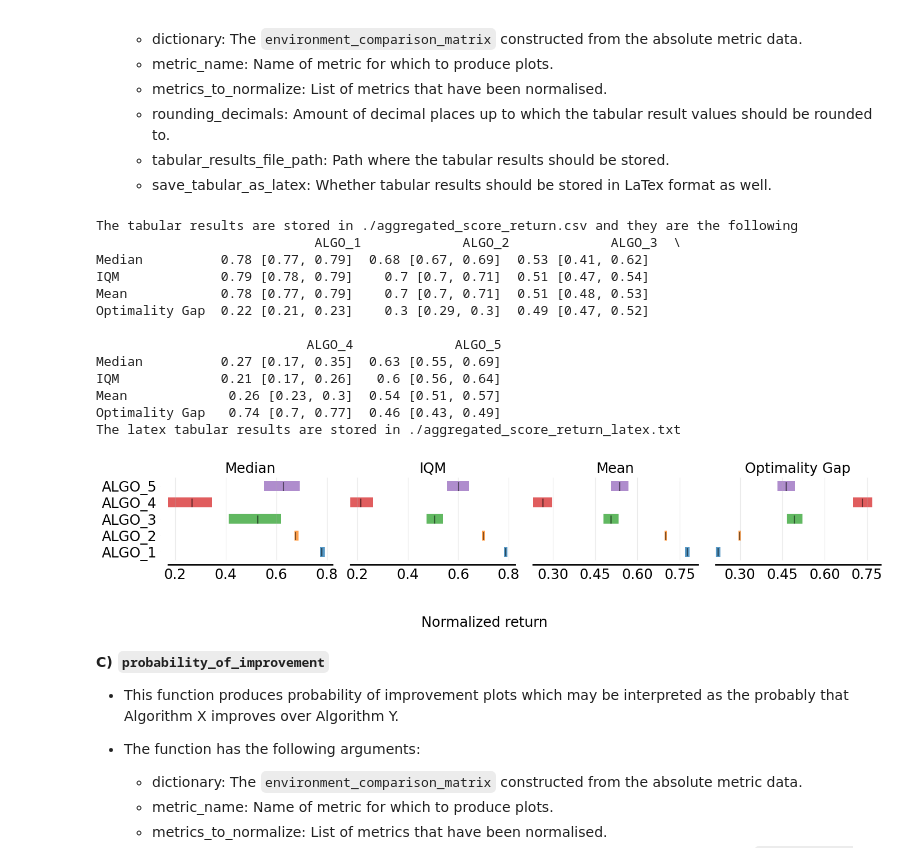
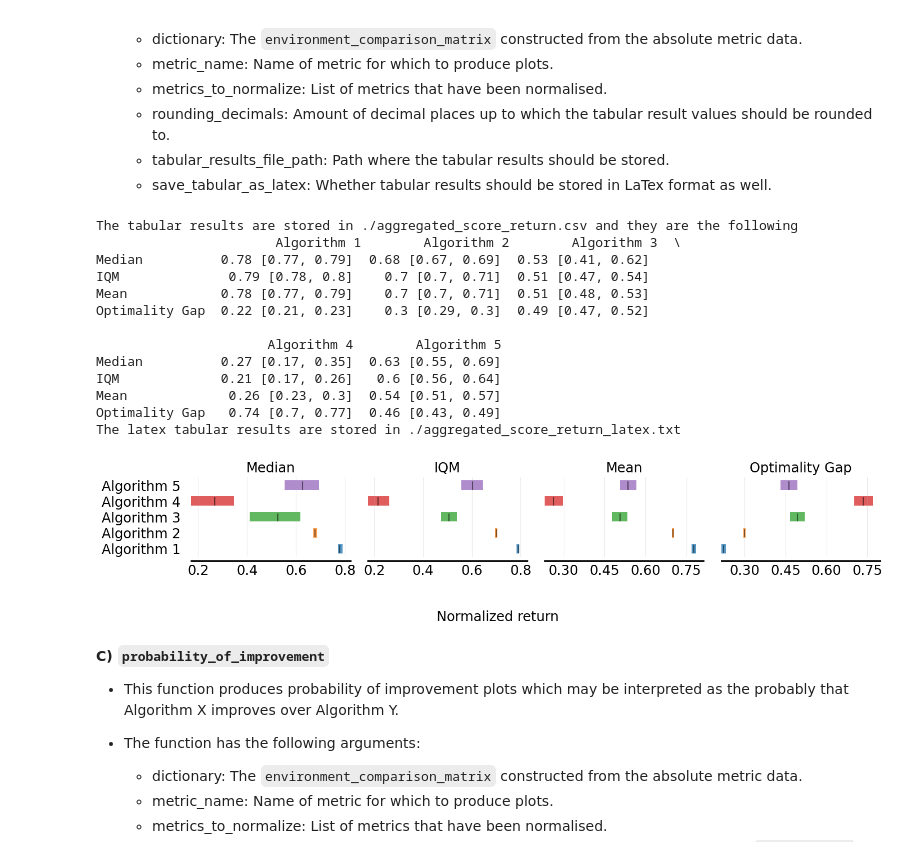
Before and after one commit to instadeepai/marl-eval, a Jupyter notebook: examples/quickstart.ipynb, the cells around one changed output. Drawn from its saved outputs; the diff is of its cells as text; code cells hidden in the pictures.

Commit message:
feat: update quickstart notebook to include custom legend labels

```diff
--- a/examples/quickstart.ipynb
+++ b/examples/quickstart.ipynb
@@ -46,6 +48,15 @@ METRICS_TO_NORMALIZE = ["return"]
 processed_data = data_process_pipeline(
     raw_data=raw_data, metrics_to_normalize=METRICS_TO_NORMALIZE
 )
+
+# Create a custom legend mapping dictionary
+LEGEND_MAP = {
+    "algo_1": "Algorithm 1",
+    "algo_2": "Algorithm 2",
+    "algo_3": "Algorithm 3",
+    "algo_4": "Algorithm 4",
+    "algo_5": "Algorithm 5",
+}
 # %% [markdown]
 Next we need to create two different dictionaries that will be used to create plots. To do this we will make use of the [`create_matrices_for_rliable`](https://github.com/instadeepai/marl-eval/blob/4856b06467872fd8b6f8a5db5fa7c9d7d55e2431/marl_eval/utils/data_processing_utils.py#L279) function.
 
@@ -107,25 +118,26 @@ fig = performance_profiles(
 # %%
 fig, _, _ = aggregate_scores(
     dictionary=environment_comparison_matrix,
     metric_name="return",
     metrics_to_normalize=METRICS_TO_NORMALIZE,
     save_tabular_as_latex=True,
+    legend_map=LEGEND_MAP,
 )
 # %% [output]
 The tabular results are stored in ./aggregated_score_return.csv and they are the following
-                            ALGO_1             ALGO_2             ALGO_3  \
+                       Algorithm 1        Algorithm 2        Algorithm 3  \
 Median          0.78 [0.77, 0.79]  0.68 [0.67, 0.69]  0.53 [0.41, 0.62]
-IQM             0.79 [0.78, 0.79]    0.7 [0.7, 0.71]  0.51 [0.47, 0.54]
+IQM              0.79 [0.78, 0.8]    0.7 [0.7, 0.71]  0.51 [0.47, 0.54]
 Mean            0.78 [0.77, 0.79]    0.7 [0.7, 0.71]  0.51 [0.48, 0.53]
 Optimality Gap  0.22 [0.21, 0.23]    0.3 [0.29, 0.3]  0.49 [0.47, 0.52]
 
-                           ALGO_4             ALGO_5
+                      Algorithm 4        Algorithm 5
 Median          0.27 [0.17, 0.35]  0.63 [0.55, 0.69]
 IQM             0.21 [0.17, 0.26]   0.6 [0.56, 0.64]
 Mean             0.26 [0.23, 0.3]  0.54 [0.51, 0.57]
 Optimality Gap   0.74 [0.7, 0.77]  0.46 [0.43, 0.49]
 The latex tabular results are stored in ./aggregated_score_return_latex.txt
-[figure, old version]
+[figure, new version]
 # %% [markdown]
 **C) `probability_of_improvement`**
    - This function produces probability of improvement plots which may be interpreted as the probably that Algorithm X improves over Algorithm Y.
```
Also changed, not shown: parts of 3 cells of this notebook, 1 other file.
